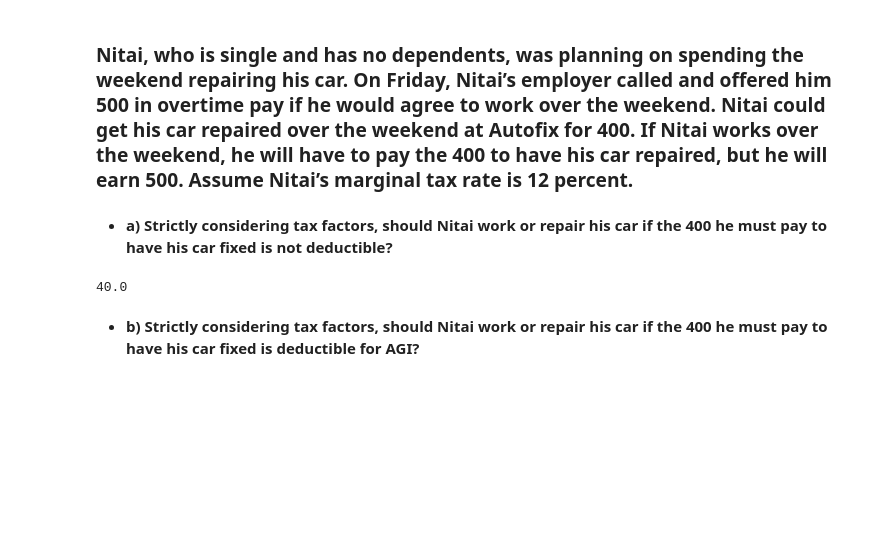
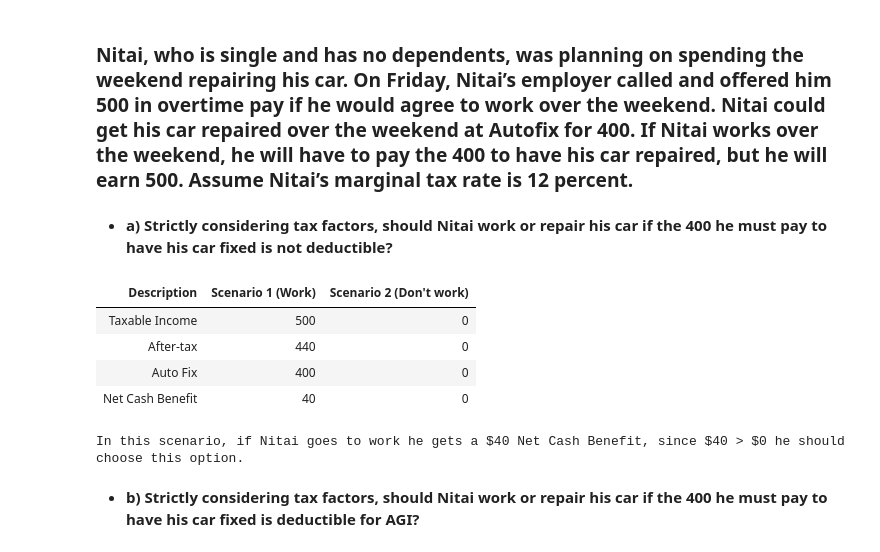
Before and after one commit to ekmartinez/Federal_Taxation, a Jupyter notebook: 03_Individual_income_Tax_Overview_Dependents_and_Filing_Status/03_Individual_Income_Tax_Overview_Dependents_and_Filing_Status_Exercises.ipynb, the cells around one changed output. Drawn from its saved outputs; the diff is of its cells as text; code cells hidden in the pictures; blank space fills up the shorter version.

```diff
--- a/03_Individual_income_Tax_Overview_Dependents_and_Filing_Status/03_Individual_Income_Tax_Overview_Dependents_and_Filing_Status_Exercises.ipynb
+++ b/03_Individual_income_Tax_Overview_Dependents_and_Filing_Status/03_Individual_Income_Tax_Overview_Dependents_and_Filing_Status_Exercises.ipynb
@@ -583,12 +583,28 @@ marginal_tax_rate = .12
 # %% [markdown]
 
 - **a) Strictly considering tax factors, should Nitai work or repair his car if the 400 he must pay to have his car fixed is not deductible?**
-# %%
-rpn = f"{overtime_pay} {overtime_pay} {marginal_tax_rate} * - {auto_fix} -"
-after_tax_cf = RPNEngine(rpn).safe_evaluate().value
-after_tax_cf
-# %% [output]
-40.0
+# %%
+after_tax = overtime_pay * (1 - marginal_tax_rate)
+net_cash_benefit = after_tax - auto_fix
+
+data = {
+    "Description": ["Taxable Income", "After-tax", "Auto Fix", "Net Cash Benefit"],
+    "Scenario 1 (Work)": [overtime_pay, after_tax, auto_fix, net_cash_benefit],
+    "Scenario 2 (Don't work)": [0 , 0, 0, 0]
+}
+
+df = pd.DataFrame(data)
+df["Scenario 1 (Work)"] = df["Scenario 1 (Work)"].map("{:,.0f}".format)
+df["Scenario 2 (Don't work)"] = df["Scenario 2 (Don't work)"].map("{:,.0f}".format)
+display(HTML(df.to_html(index=False)))
+print("In this scenario, if Nitai goes to work he gets a $40 Net Cash Benefit, since $40 > $0 he should choose this option.")
+# %% [output]
+| Description | Scenario 1 (Work) | Scenario 2 (Don't work) |
+| Taxable Income | 500 | 0 |
+| After-tax | 440 | 0 |
+| Auto Fix | 400 | 0 |
+| Net Cash Benefit | 40 | 0 |
+In this scenario, if Nitai goes to work he gets a $40 Net Cash Benefit, since $40 > $0 he should choose this option.
 # %% [markdown]
 
 - **b) Strictly considering tax factors, should Nitai work or repair his car if the 400 he must pay to have his car fixed is deductible for AGI?**
```
Also changed, not shown: parts of 1 cell of this notebook.
